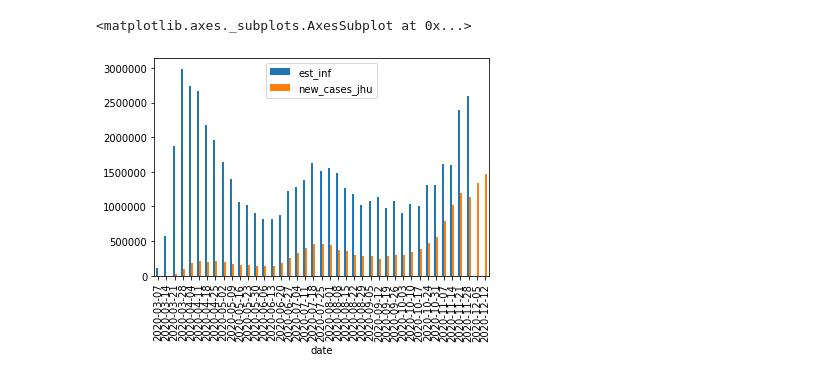
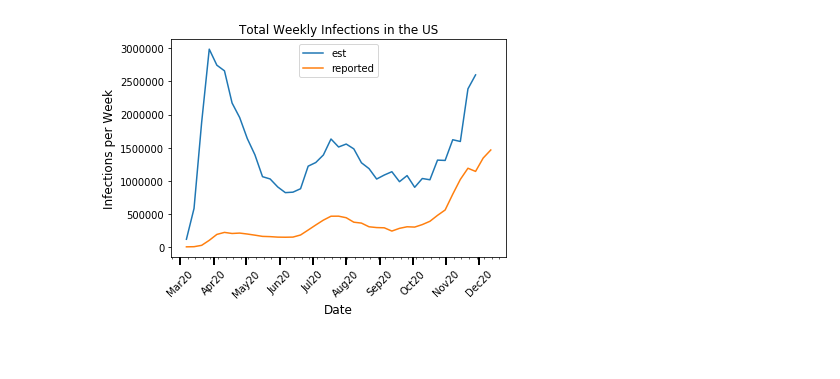
Before and after one commit to robbdunlap/covid_app, a Jupyter notebook: graphs_only.ipynb, the cells around one changed output. Saved outputs shown, nothing was run; the diff lists cells and outputs as text; code cells hidden in the pictures; blank space fills up the shorter version.

```diff
--- a/graphs_only.ipynb
+++ b/graphs_only.ipynb
@@ -395,7 +139,21 @@ array(['2020-03-14', '2020-03-21', '2020-03-28', '2020-04-04',
-# %%
-# Total estimated US cases vs. reported in JHU data
-weekly_est_cases_deaths[['est_inf','new_cases_jhu']].groupby(weekly_est_cases_deaths['date']).sum().plot(kind='bar')
-#print(test)
-# %% [output]
-<matplotlib.axes._subplots.AxesSubplot at 0x...>
-[figure, removed]
+# %%
+# Total estimated US cases vs. reported in JHU data
+total_weekly_us_cases = weekly_est_cases_deaths[['est_inf','new_cases_jhu']].groupby(weekly_est_cases_deaths['date']).sum()
+total_weekly_us_cases.reset_index(level=0, inplace=True)
+total_weekly_us_cases.replace(0, np.nan, inplace=True)
+
+plt.plot(total_weekly_us_cases['date'], total_weekly_us_cases['est_inf'], label='est')
+plt.plot(total_weekly_us_cases['date'], total_weekly_us_cases['new_cases_jhu'], label='reported')
+X = plt.gca().xaxis
+X.set_major_locator(locator)
+X.set_minor_locator(weeks)
+X.set_major_formatter(fmt)
+ax = plt.gca()
+ax.tick_params(axis='x', length=8, width=2, rotation=45)
+ax.set_xlabel('Date', fontsize=12)
+ax.set_ylabel('Infections per Week', fontsize=12)
+plt.legend()
+plt.title('Total Weekly Infections in the US')
+plt.show()
+# %% [output]
+[figure, added]
```
Also changed, not shown: parts of 18 cells of this notebook, 1 other file.
